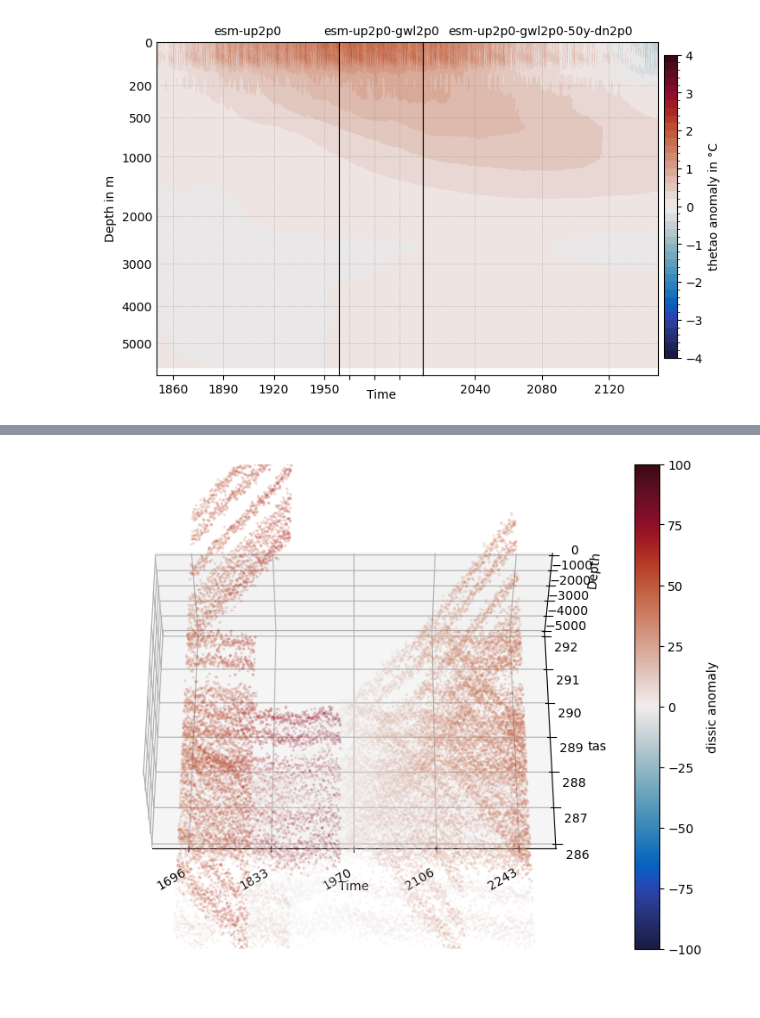
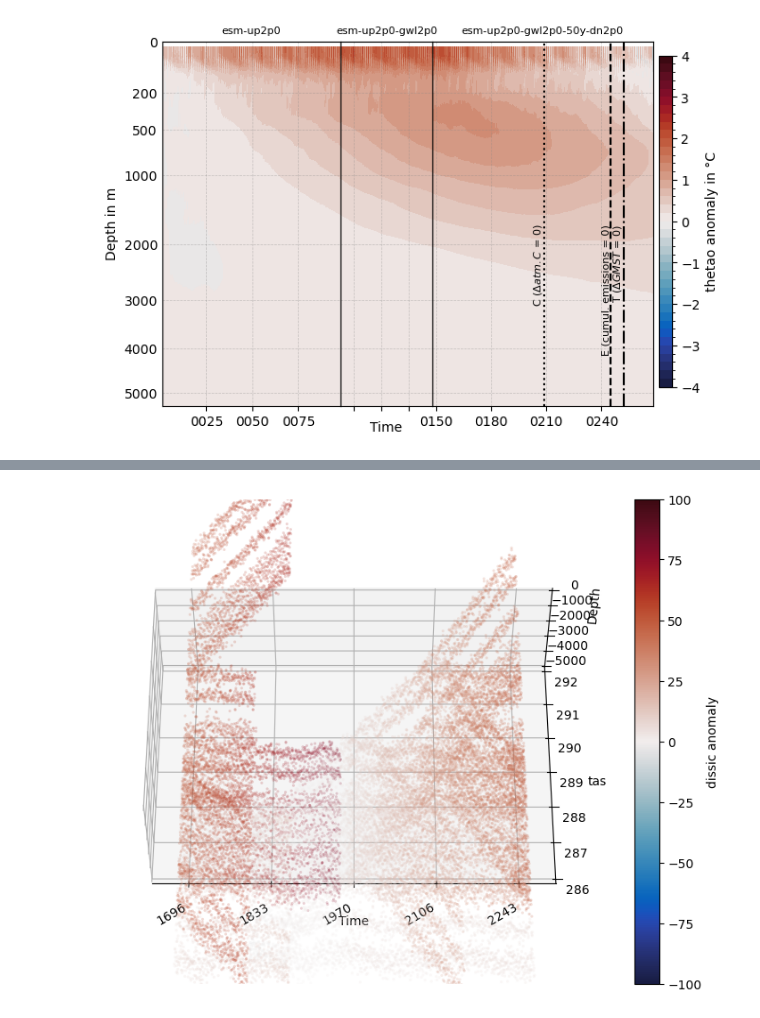
Before and after one commit to eikekoehn/TIPMIP_carbon_cycle, a Jupyter notebook: 02_analysis_and_plotting/plot_vertical_profile_of_global_statistic_vs_time.ipynb, the cells around one changed output, grey strips where cells are left out. Saved outputs shown, nothing was run; the diff lists cells and outputs as text; code cells hidden in the pictures.

Commit message:
update plot vertical profiles

```diff
--- a/02_analysis_and_plotting/plot_vertical_profile_of_global_statistic_vs_time.ipynb
+++ b/02_analysis_and_plotting/plot_vertical_profile_of_global_statistic_vs_time.ipynb
@@ -13,8 +289,9 @@ outroot = f'{root_root}/01_postprocessed_data/vertical_profiles'
 #member = '001'
 freq_input = 'monthly'
 stat = 'mean'
-model = 'IPSL-CM6-ESMCO2'#'CESM2'#'IPSL-CM6-ESMCO2'#'GFDL-ESM2M'#'NorESM2-LM'#'CESM2'
+model = 'GFDL-ESM2M'#'IPSL-CM6-ESMCO2'#'NorESM2-LM'#'CESM2'#'NorESM2-LM'#'IPSL-CM6-ESMCO2'#'GFDL-ESM2M'#'CESM2'#'IPSL-CM6-ESMCO2'#'GFDL-ESM2M'#
 varia = 'thetao'#'o2'#'dissic'#'dissic'#'thetao'##'o2'
+ref_year = 1
 
 if model == 'CESM2':
     member = '001'
@@ -22,6 +299,8 @@ elif model == 'NorESM2-LM':
     member = 'r1i1p1f1'
 elif model == 'IPSL-CM6-ESMCO2':
     member = 'r1i2p3f1'
+elif model == 'GFDL-ESM2M':
+    member = 'r1i1p1f1'
 
 if varia == 'thetao':
     unit = "°C"
@@ -30,8 +309,8 @@ if varia == 'thetao':
     cmap = 'cmo.balance'
 elif varia == 'dissic':
     unit = r'mmol m$^{-3}$'
-    vmin = -160
-    vmax = 160
+    vmin = -260
+    vmax = 260
     cmap = 'cmo.balance_r'
 elif varia == 'o2':
     unit = r'mmol m$^{-3}$'
@@ -50,6 +329,8 @@ for rdx,run in enumerate(runs):
         dd[run] = dd[run]*1000.
     if varia == 'o2' and dd[run][f'{varia}_global_mean'].attrs['units'] == 'mol m-3': # see NorESM2-LM
         dd[run] = dd[run]*1000.
+    dd[run] = TimeOperator.shift_time_axis_to_ref_year(model, dd[run],ref_year=ref_year,set_to_start_of_months=True)
+
 
 troot = f'{root_root}/01_postprocessed_data/global_time_series'
 taria = 'tas'
@@ -58,6 +339,7 @@ for rdx,run in enumerate(runs):
     tave_dir = f'{troot}/{taria}/{model}/{run}/{member}/{freq_input}/global_{stat}'
     tave_string = f'{taria}_{model}_{run}_{member}_global_{stat}.nc'
     dt[run] = xr.open_dataset(f'{tave_dir}/{tave_string}',use_cftime=True)#.groupby('time.year').mean('time')
+    dt[run] = TimeOperator.shift_time_axis_to_ref_year(model, dt[run],ref_year=ref_year,set_to_start_of_months=True)
 # %%
 # ----------------------------------------------------------
 # branches
@@ -183,6 +465,7 @@ def plot(ax, da, cmap):
 
 for cycle, gwl_run in cycles.items():
 
+    print(gwl_run)
     # ------------------------------------------------------
     # datasets
     # ------------------------------------------------------
@@ -247,7 +530,10 @@ for cycle, gwl_run in cycles.items():
 
         ims.append(plot(ax, da, cmap))
 
-        ax.set_title(labels[i],fontsize=10)
+        ax.set_title(labels[i],fontsize=8)
+
+        #print(da.time.values[0])
+        #print(da.time.values[-1])
 
         ax.set_xlim(da.time.values[0], da.time.values[-1])
 
@@ -266,6 +552,76 @@ for cycle, gwl_run in cycles.items():
             axi.set_xlabel("Time")
 
 
+    # ------------------------------------------------
+    # marker at net-zero year
+    # ------------------------------------------------
+    # ------------------------------------------------
+    # zero-crossing time from cumulative emissions
+    # ------------------------------------------------
+
+    emissions = all_annual_stats["fco2antt"][model][f'{gwl_run}-50y-dn2p0']
+    zero_time_emissions = first_zero_crossing(emissions)
+    print(zero_time_emissions)
+
+    co2_mass = all_annual_stats["co2mass"][model][f'{gwl_run}-50y-dn2p0']
+    zero_time_co2mass = first_zero_crossing(co2_mass)
+
+    annual_temp_rm31 = all_annual_stats["tas"][model][f'{gwl_run}-50y-dn2p0'].rolling(time=running_mean_years,center=True,min_periods=1).mean() #.rolling(time=31, center=True).mean()
+    zero_time_temp = first_zero_crossing(annual_temp_rm31)
+
+
+    if zero_time_emissions is not None:
+        ax.axvline(
+            zero_time_emissions.item(),
+            color="k",
+            linestyle="--",
+            zorder=10,
+        )
+        ax.text(
+            zero_time_emissions.item(),
+            (ax.get_ylim()[0]-ax.get_ylim()[1])/2,
+            "E (cumul. emissions = 0)",
+            rotation=90,
+            va="top",
+            ha="right",
+            fontsize=8,
+            backgroundcolor="none",
+        )
+    if zero_time_co2mass is not None:
+        ax.axvline(
+            zero_time_co2mass.item(),
+            color="k",
+            linestyle=":",
+            zorder=10,
+        )
+        ax.text(
+            zero_time_co2mass.item(),
+            (ax.get_ylim()[0]-ax.get_ylim()[1])/2,
+            "C ($\Delta atm. C$ = 0)",
+            rotation=90,
+            va="top",
+            ha="right",
+            fontsize=8,
+            backgroundcolor="none",
+        )
+
+    if zero_time_temp is not None:
+        ax.axvline(
+            zero_time_temp.item(),
+            color="k",
+            linestyle="-.",
+            zorder=10,
+        )
+        ax.text(
+            zero_time_temp.item(),
+            (ax.get_ylim()[0]-ax.get_ylim()[1])/2,
+            "T ($\Delta GMST$ = 0)",
+            rotation=90,
+            va="top",
+            ha="right",
+            fontsize=8,
+            backgroundcolor="none",
+        )
     # ------------------------------------------------------
     # colorbar
     # ------------------------------------------------------
@@ -288 +650 @@ for cycle, gwl_run in cycles.items():
-[figure, old version]
+[figure, new version]
```
Also changed, not shown: parts of 7 cells of this notebook.
